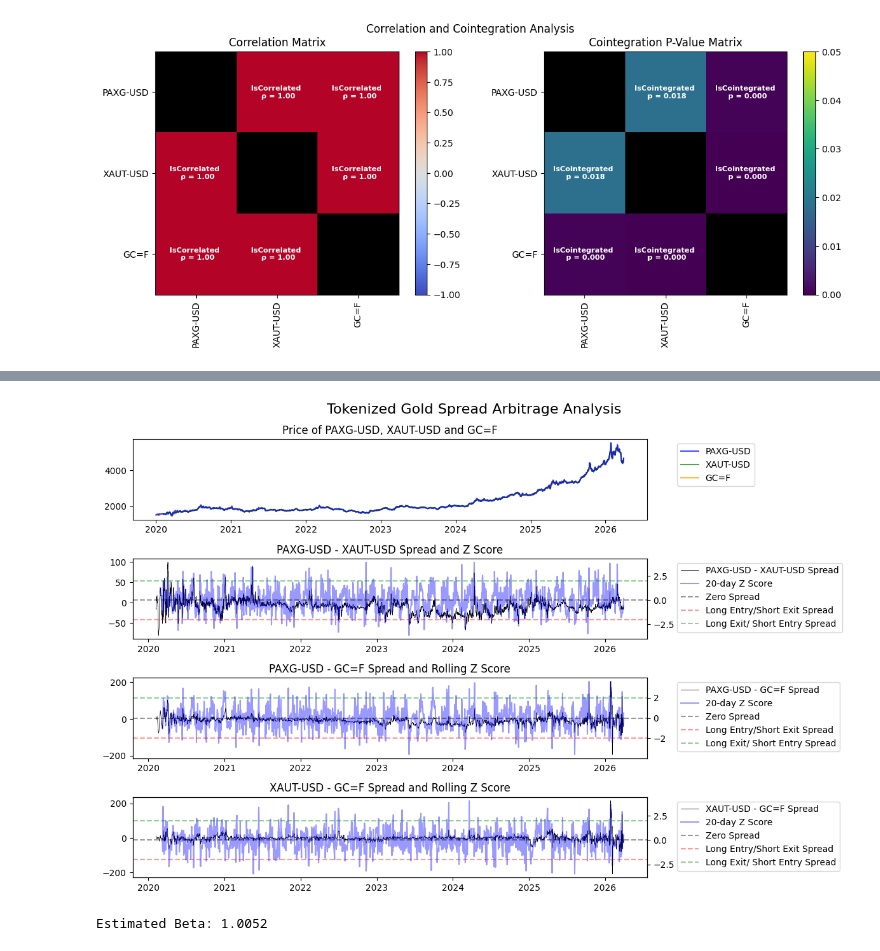
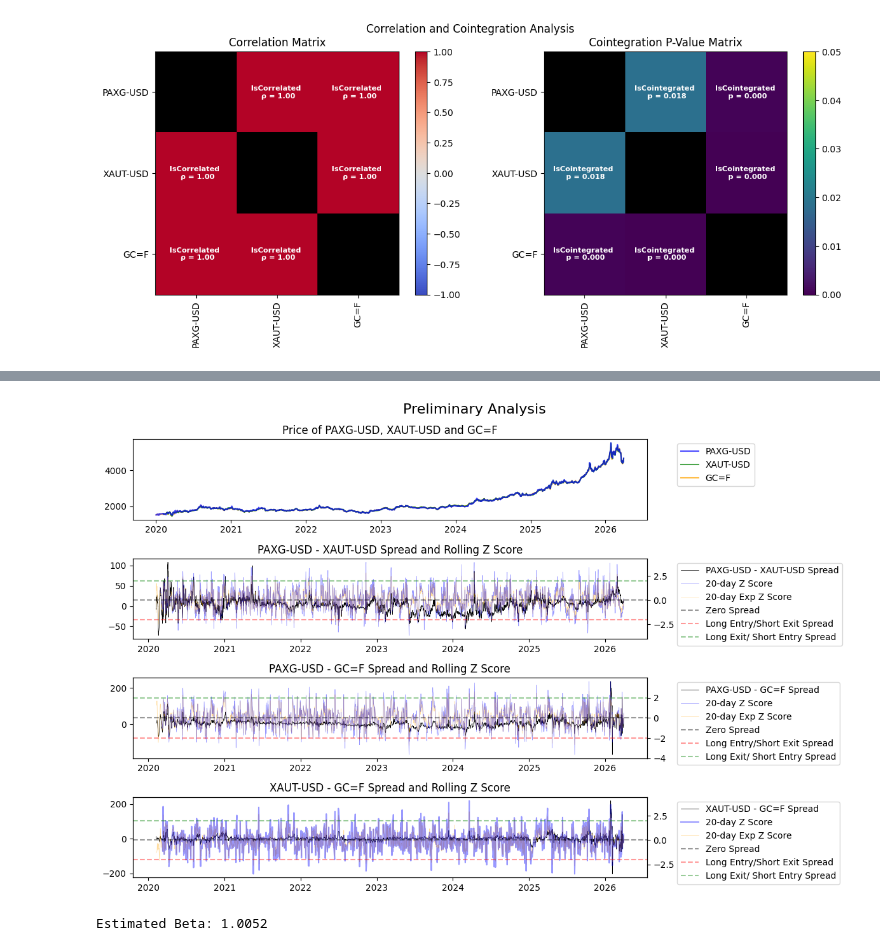
Before and after one commit to ayodeji-0/Tokenized-Gold-Stat-Arb, a Jupyter notebook: tg_stat_arb.ipynb, the cells around one changed output, grey strips where cells are left out. Cells and saved outputs as stored; diff of their text form; code cells hidden in the pictures.

```diff
--- a/tg_stat_arb.ipynb
+++ b/tg_stat_arb.ipynb
@@ -263,12 +499,12 @@ axs[0].legend(bbox_to_anchor=(1.05, 1), loc='upper left')
 
 axs[1].plot(paxg_xaut_spread.index, paxg_xaut_spread['spread'], label="PAXG-USD - XAUT-USD Spread", color = "black", linewidth=0.5, zorder=1)
 ax1_twin = axs[1].twinx()
-ax1_twin.plot(paxg_xaut_spread.index, (paxg_xaut_spread['rolling_zscore']), label=f"{window}-day Z Score", color = "blue", alpha=0.4, zorder=2)
-#ax1_twin.plot(paxg_xaut_spread.index, (paxg_xaut_spread['exp_zscore']), label=f"{window}-day Exp Z Score", color = "orange")
+ax1_twin.plot(paxg_xaut_spread.index, (paxg_xaut_spread['rolling_zscore']), label=f"{window}-day Z Score", color = "blue", linewidth=0.5, alpha=0.4, zorder=2)
+ax1_twin.plot(paxg_xaut_spread.index, (paxg_xaut_spread['exp_zscore']), label=f"{window}-day Exp Z Score", color = "orange", linewidth=0.5, alpha=0.4, zorder=1)
 ax1_twin.axhline(0, color='black', alpha=0.4, linestyle='--', label='Zero Spread')
 ax1_twin.axhline(-2, color='red', alpha=0.4, linestyle='--', label='Long Entry/Short Exit Spread')
 ax1_twin.axhline(2, color='green', alpha=0.4, linestyle='--', label='Long Exit/ Short Entry Spread')
-axs[1].set_title("PAXG-USD - XAUT-USD Spread and Z Score")
+axs[1].set_title("PAXG-USD - XAUT-USD Spread and Rolling Z Score")
 # Combine legends from both axes
 h1, l1 = axs[1].get_legend_handles_labels()
 h2, l2 = ax1_twin.get_legend_handles_labels()
@@ -276,48 +512,50 @@ axs[1].legend(h1+h2, l1+l2, bbox_to_anchor=(1.05, 1), loc='upper left')
 
 axs[2].plot(paxg_xau_spread.index, paxg_xau_spread['spread'], label="PAXG-USD - GC=F Spread", color = "black", linewidth=0.5, zorder=1)
 ax2_twin = axs[2].twinx()
-ax2_twin.plot(paxg_xau_spread.index, (paxg_xau_spread['rolling_zscore']), label=f"{window}-day Z Score", color = "blue", alpha=0.4, zorder=2)
-#ax2_twin.plot(paxg_xau_spread.index, (paxg_xau_spread['exp_zscore']), label=f"{window}-day Exp Z Score", color = "orange")
+ax2_twin.plot(paxg_xau_spread.index, (paxg_xau_spread['rolling_zscore']), label=f"{window}-day Z Score", color = "blue", linewidth=0.5, alpha=0.4, zorder=2)
+ax2_twin.plot(paxg_xau_spread.index, (paxg_xau_spread['exp_zscore']), label=f"{window}-day Exp Z Score", color = "orange", linewidth=0.5, alpha=0.4, zorder=1)
 ax2_twin.axhline(0, color='black', alpha=0.4, linestyle='--', label='Zero Spread')
 ax2_twin.axhline(-2, color='red', alpha=0.4, linestyle='--', label='Long Entry/Short Exit Spread')
 ax2_twin.axhline(2, color='green', alpha=0.4, linestyle='--', label='Long Exit/ Short Entry Spread')
 axs[2].set_title("PAXG-USD - GC=F Spread and Rolling Z Score")
 # Combine legends from both axes
 h1, l1 = axs[2].get_legend_handles_labels()
 h2, l2 = ax2_twin.get_legend_handles_labels()
 axs[2].legend(h1+h2, l1+l2, bbox_to_anchor=(1.05, 1), loc='upper left')
 
 axs[3].plot(xaut_xau_spread.index, xaut_xau_spread['spread'], label="XAUT-USD - GC=F Spread", color = "black", linewidth=0.5, zorder=1)
 ax3_twin = axs[3].twinx()
 ax3_twin.plot(
     xaut_xau_spread.index,
     (xaut_xau_spread['rolling_zscore']),
-    label="20-day Z Score",
+    label=f"{window}-day Z Score",
     color="blue",
     alpha=0.4,
     zorder=2
 )
-# ax3_twin.plot(
-#     xaut_xau_spread.index,
-#     (xaut_xau_spread['exp_zscore']),
-#     label="20-day Exp Z Score",
-#     color="orange",
-#     alpha=0.4
-# )
+ax3_twin.plot(
+    xaut_xau_spread.index,
+    (xaut_xau_spread['exp_zscore']),
+    label=f"{window}-day Exp Z Score",
+    color="orange",
+    linewidth=0.5,
+    alpha=0.4,
+    zorder=1
+)
 ax3_twin.axhline(0, color='black', alpha=0.4, linestyle='--', label='Zero Spread')
 ax3_twin.axhline(-2, color='red', alpha=0.4, linestyle='--', label='Long Entry/Short Exit Spread')
 ax3_twin.axhline(2, color='green', alpha=0.4, linestyle='--', label='Long Exit/ Short Entry Spread')
 axs[3].set_title("XAUT-USD - GC=F Spread and Rolling Z Score")
 # Combine legends from both axes
 h1, l1 = axs[3].get_legend_handles_labels()
 h2, l2 = ax3_twin.get_legend_handles_labels()
 axs[3].legend(h1+h2, l1+l2, bbox_to_anchor=(1.05, 1), loc='upper left')
 
-plt.suptitle("Tokenized Gold Spread Arbitrage Analysis", fontsize=16)
+plt.suptitle("Preliminary Analysis", fontsize=16)
 plt.tight_layout()
 plt.show()
 # %% [output]
-[figure, old version]
+[figure, new version]
 # %%
 # More Params
 
```
Also changed, not shown: parts of 5 cells of this notebook, 6 other files.
